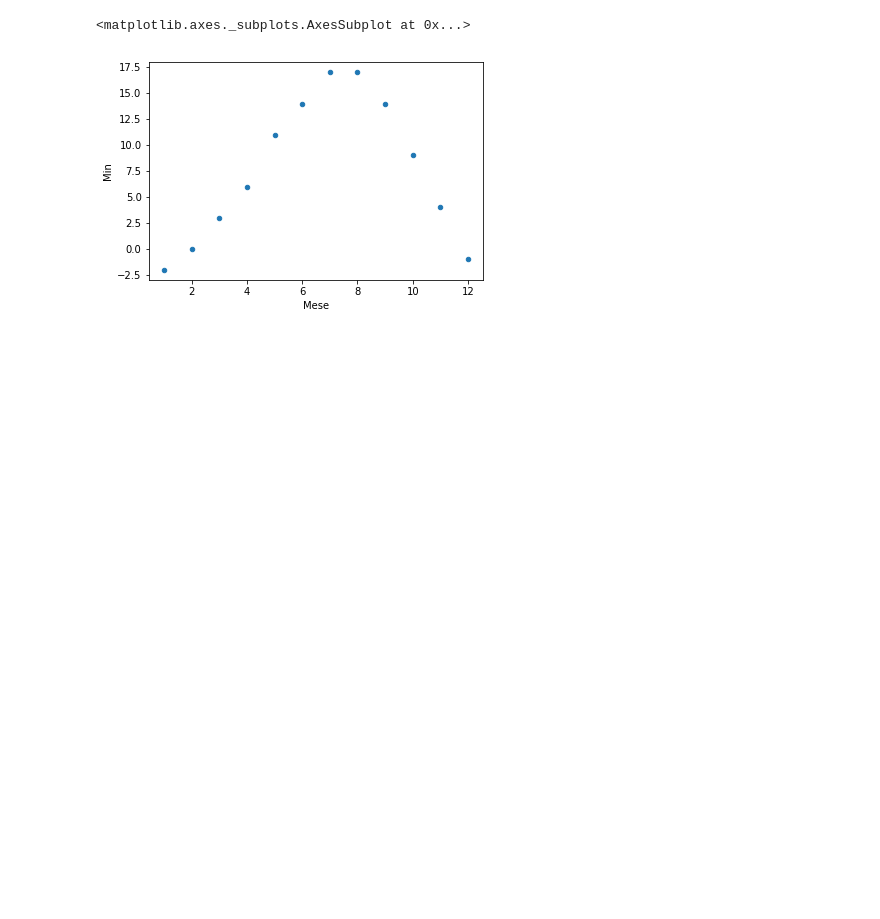
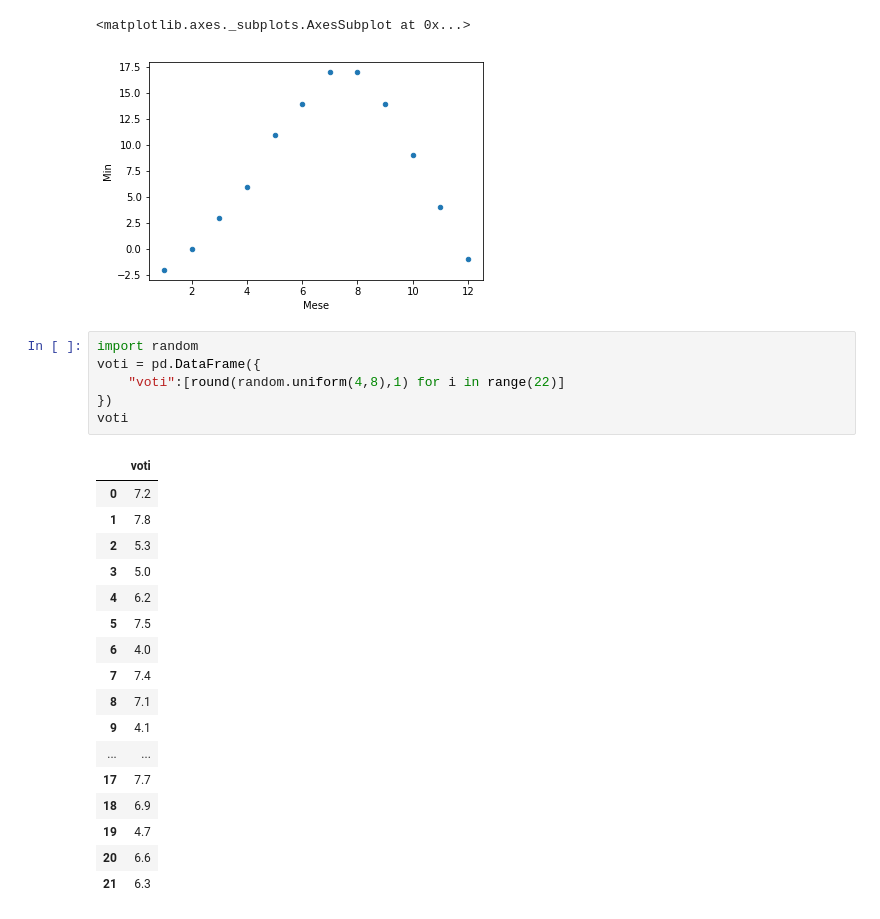
Before and after one commit to noiseOnTheNet/LinuxDay2019, a Jupyter notebook: LinuxDay2019.ipynb, the cells around one changed output. Cells and saved outputs as stored; diff of their text form; blank space fills up the shorter version.

```diff
--- a/LinuxDay2019.ipynb
+++ b/LinuxDay2019.ipynb
@@ -92,3 +94,27 @@ temperature.plot.scatter("Mese","Min")
 # %% [output]
 <matplotlib.axes._subplots.AxesSubplot at 0x...>
 [figure]
+# %%
+import random
+voti = pd.DataFrame({
+    "voti":[round(random.uniform(4,8),1) for i in range(22)]
+})
+voti
+# %% [output]
+|  | voti |
+| 0 | 7.2 |
+| 1 | 7.8 |
+| 2 | 5.3 |
+| 3 | 5.0 |
+| 4 | 6.2 |
+| 5 | 7.5 |
+| 6 | 4.0 |
+| 7 | 7.4 |
+| 8 | 7.1 |
+| 9 | 4.1 |
+| ... | ... |
+| 17 | 7.7 |
+| 18 | 6.9 |
+| 19 | 4.7 |
+| 20 | 6.6 |
+| 21 | 6.3 |
```
Also changed, not shown: parts of 4 cells of this notebook.
